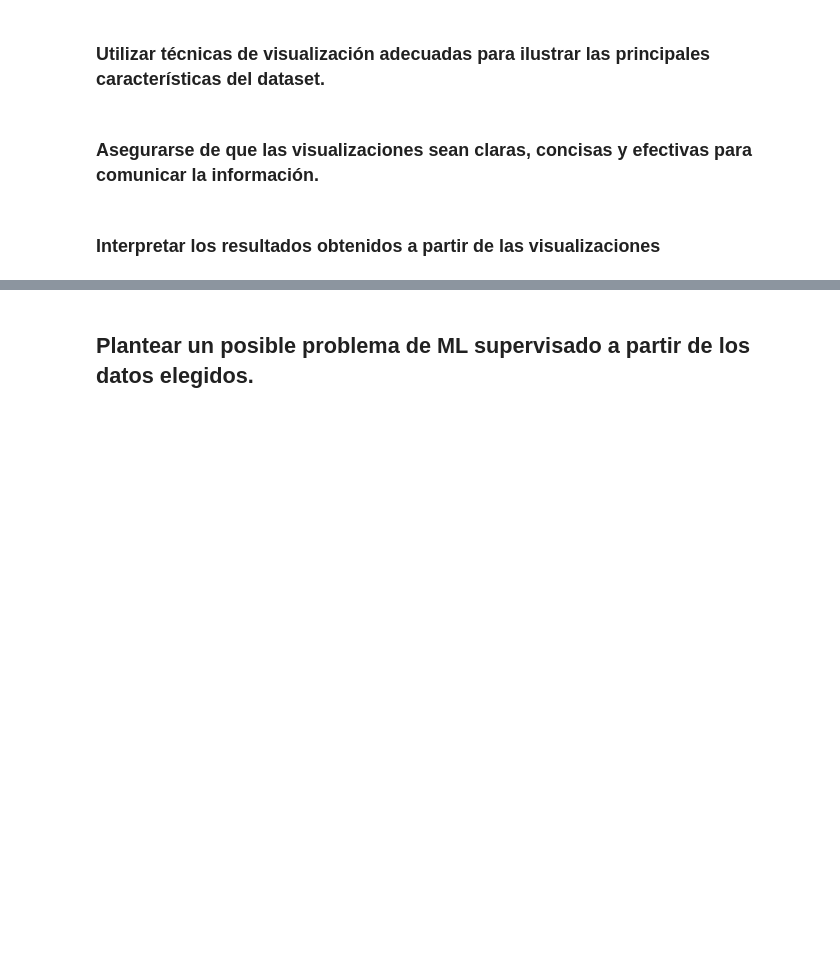
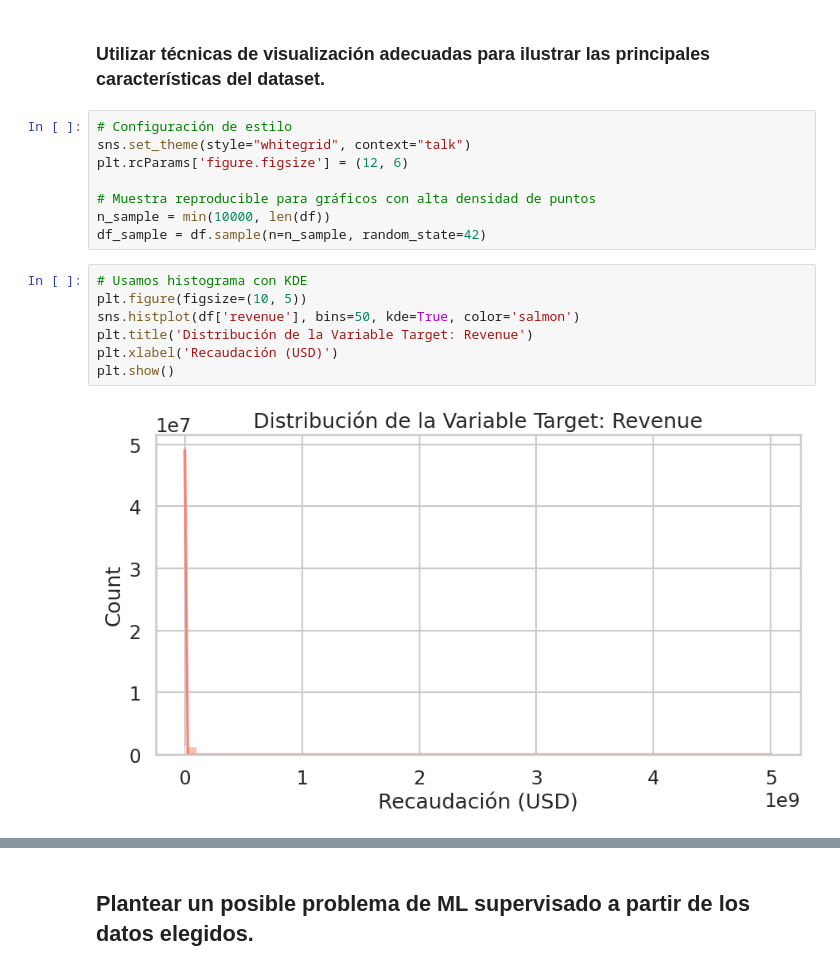
Before and after one commit to jbmild/ceia-add, a Jupyter notebook: tp_final.ipynb, the cells around one changed output, grey strips where cells are left out. Drawn from its saved outputs; the diff is of its cells as text; blank space fills up the shorter version.

Commit message:
Agregada seccion de visualizacion e interpretacion

```diff
--- a/tp_final.ipynb
+++ b/tp_final.ipynb
@@ -592,7 +705,20 @@ Sin formalizar el mecanismo (modelo de ausencia o de censura), la etiqueta MCAR/
 ## Aplicación de técnicas de visualización (Alan)
 # %% [markdown]
 ### Utilizar técnicas de visualización adecuadas para ilustrar las principales características del dataset.
-# %% [markdown]
-### Asegurarse de que las visualizaciones sean claras, concisas y efectivas para comunicar la información.
-# %% [markdown]
-### Interpretar los resultados obtenidos a partir de las visualizaciones
+# %%
+# Configuración de estilo
+sns.set_theme(style="whitegrid", context="talk")
+plt.rcParams['figure.figsize'] = (12, 6)
+
+# Muestra reproducible para gráficos con alta densidad de puntos
+n_sample = min(10000, len(df))
+df_sample = df.sample(n=n_sample, random_state=42)
+# %%
+# Usamos histograma con KDE
+plt.figure(figsize=(10, 5))
+sns.histplot(df['revenue'], bins=50, kde=True, color='salmon')
+plt.title('Distribución de la Variable Target: Revenue')
+plt.xlabel('Recaudación (USD)')
+plt.show()
+# %% [output]
+[figure, added]
```
Also changed, not shown: parts of 36 cells of this notebook.
